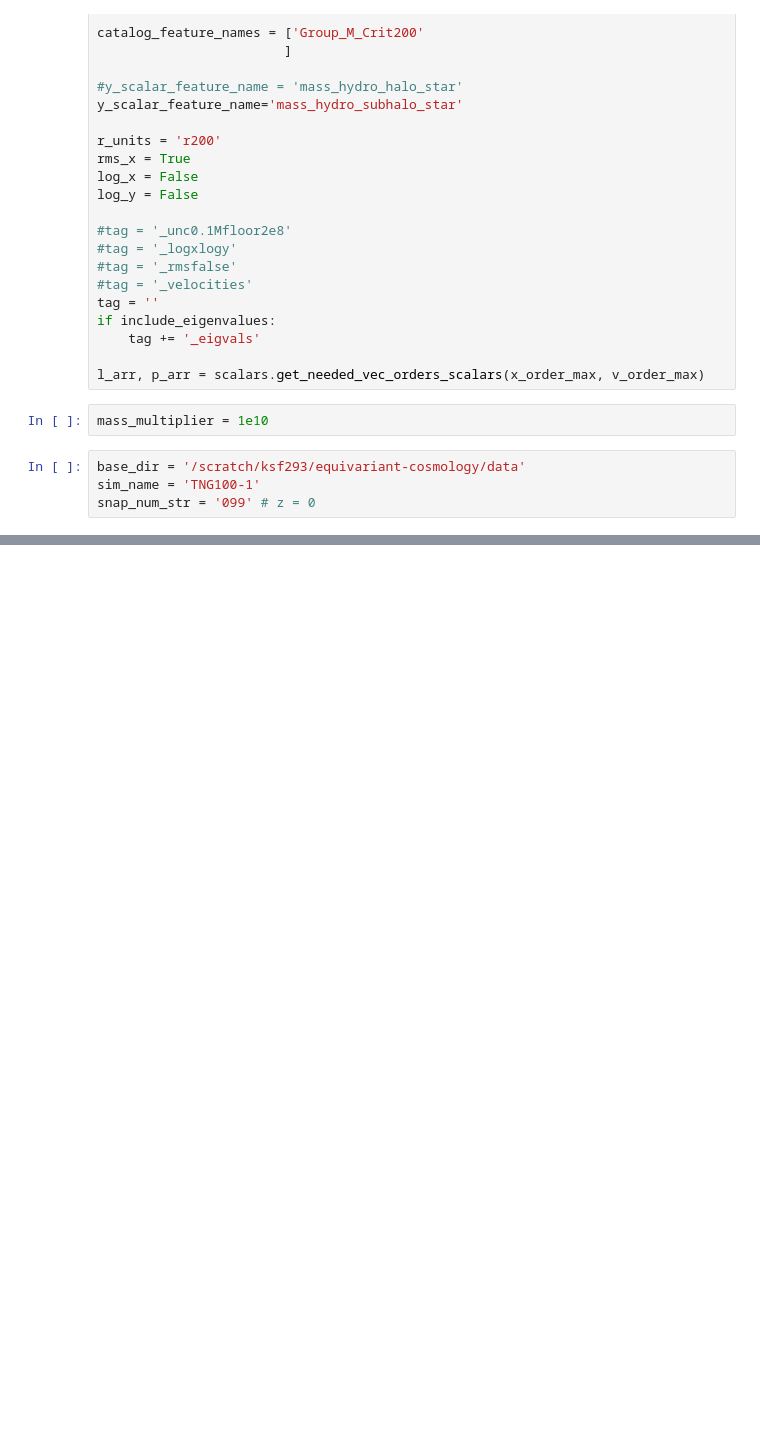
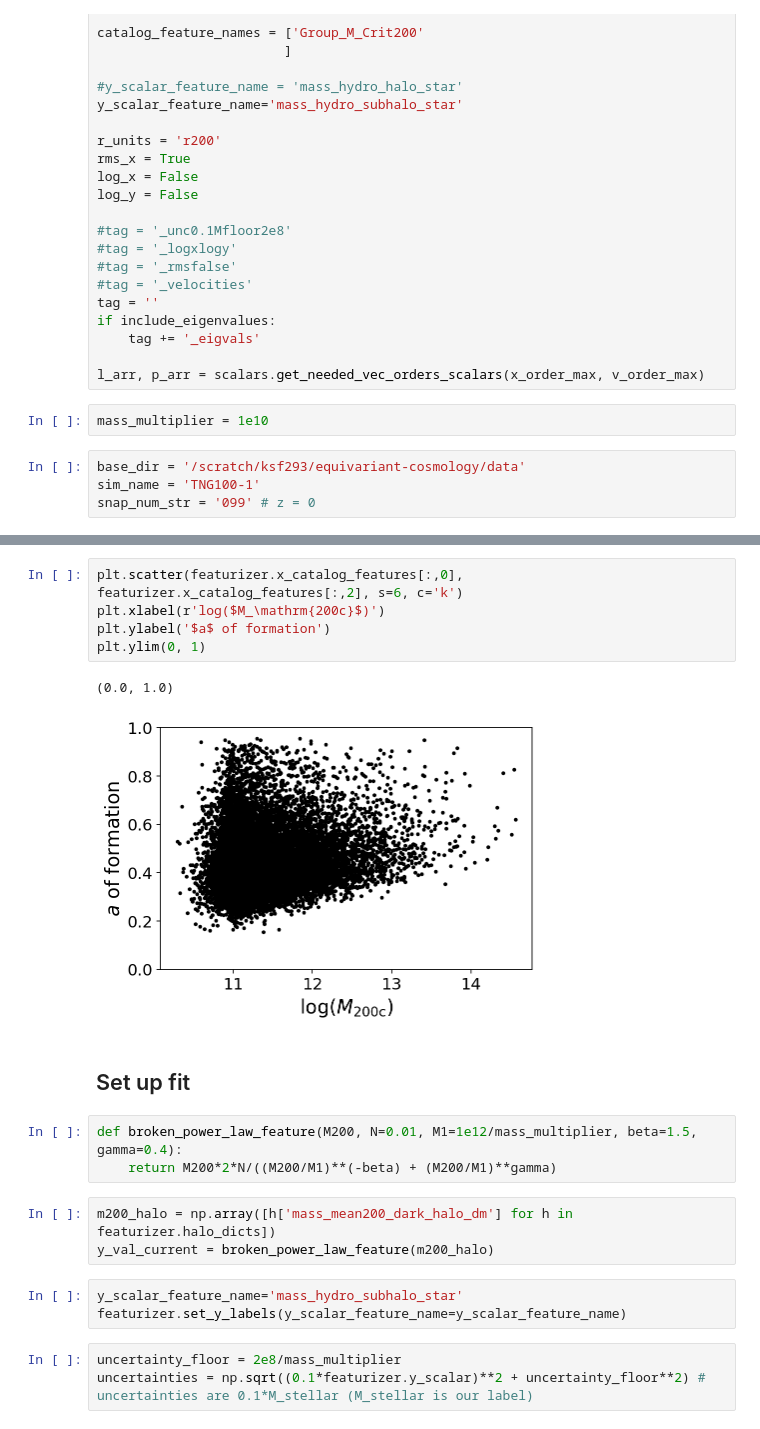
Before and after one commit to kstoreyf/equivariant-cosmology, a Jupyter notebook: notebooks/2022-03-02_halo_catalog_features_fit.ipynb, the cells around one changed output, grey strips where cells are left out. Cells and saved outputs as stored; diff of their text form; blank space fills up the shorter version.

```diff
--- a/notebooks/2022-03-02_halo_catalog_features_fit.ipynb
+++ b/notebooks/2022-03-02_halo_catalog_features_fit.ipynb
@@ -112,0 +98,22 @@ featurizer.N_halos
+# %%
+plt.scatter(featurizer.x_catalog_features[:,0], featurizer.x_catalog_features[:,2], s=6, c='k')
+plt.xlabel(r'log($M_\mathrm{200c}$)')
+plt.ylabel('$a$ of formation')
+plt.ylim(0, 1)
+# %% [output]
+(0.0, 1.0)
+[figure, added]
+# %% [markdown]
+## Set up fit
+# %%
+def broken_power_law_feature(M200, N=0.01, M1=1e12/mass_multiplier, beta=1.5, gamma=0.4):
+    return M200*2*N/((M200/M1)**(-beta) + (M200/M1)**gamma)
+# %%
+m200_halo = np.array([h['mass_mean200_dark_halo_dm'] for h in featurizer.halo_dicts])
+y_val_current = broken_power_law_feature(m200_halo)
+# %%
+y_scalar_feature_name='mass_hydro_subhalo_star'
+featurizer.set_y_labels(y_scalar_feature_name=y_scalar_feature_name)
+# %%
+uncertainty_floor = 2e8/mass_multiplier
+uncertainties = np.sqrt((0.1*featurizer.y_scalar)**2 + uncertainty_floor**2) # uncertainties are 0.1*M_stellar (M_stellar is our label)
```
Also changed, not shown: parts of 26 cells of this notebook, 1 other file.
